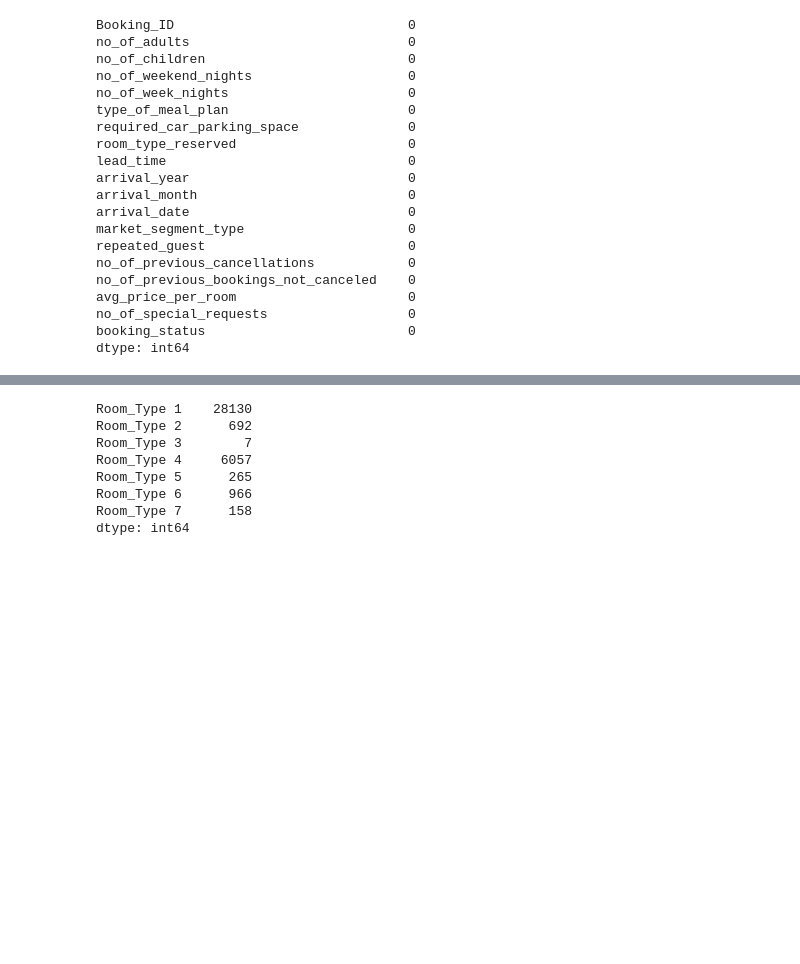
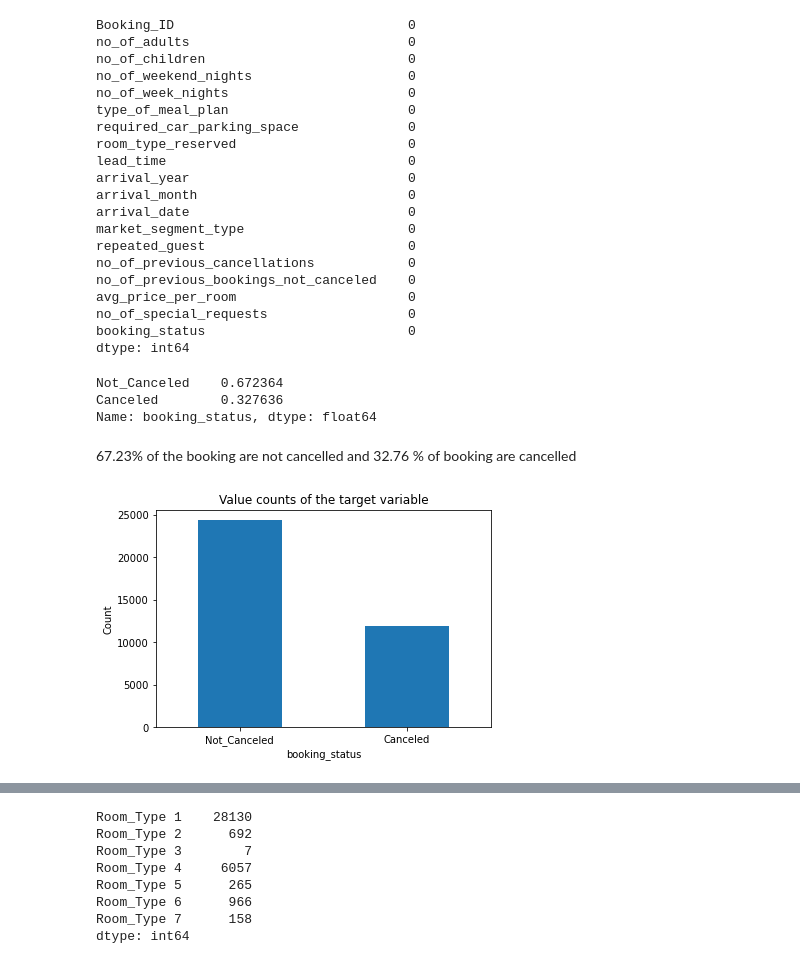
Before and after one commit to jorgeluisgalarraga/hotel_reservation_predictions, a Jupyter notebook: Hotel_Reservations_Prediction.ipynb, the cells around one changed output, grey strips where cells are left out. Cells and saved outputs as stored; diff of their text form; code cells hidden in the pictures; blank space fills up the shorter version.

```diff
--- a/Hotel_Reservations_Prediction.ipynb
+++ b/Hotel_Reservations_Prediction.ipynb
@@ -74,3 +76,20 @@ avg_price_per_room                      0
 no_of_special_requests                  0
 booking_status                          0
 dtype: int64
+# %%
+df.booking_status.value_counts(normalize=True)
+# %% [output]
+Not_Canceled    0.672364
+Canceled        0.327636
+Name: booking_status, dtype: float64
+# %% [markdown]
+67.23% of the booking are not cancelled and 32.76 % of booking are cancelled
+# %%
+df.booking_status.value_counts().plot(kind="bar")
+plt.title("Value counts of the target variable")
+plt.xlabel("booking_status")
+plt.xticks(rotation=0)
+plt.ylabel("Count")
+plt.show()
+# %% [output]
+[figure, added]
```
Also changed, not shown: parts of 33 cells of this notebook.
